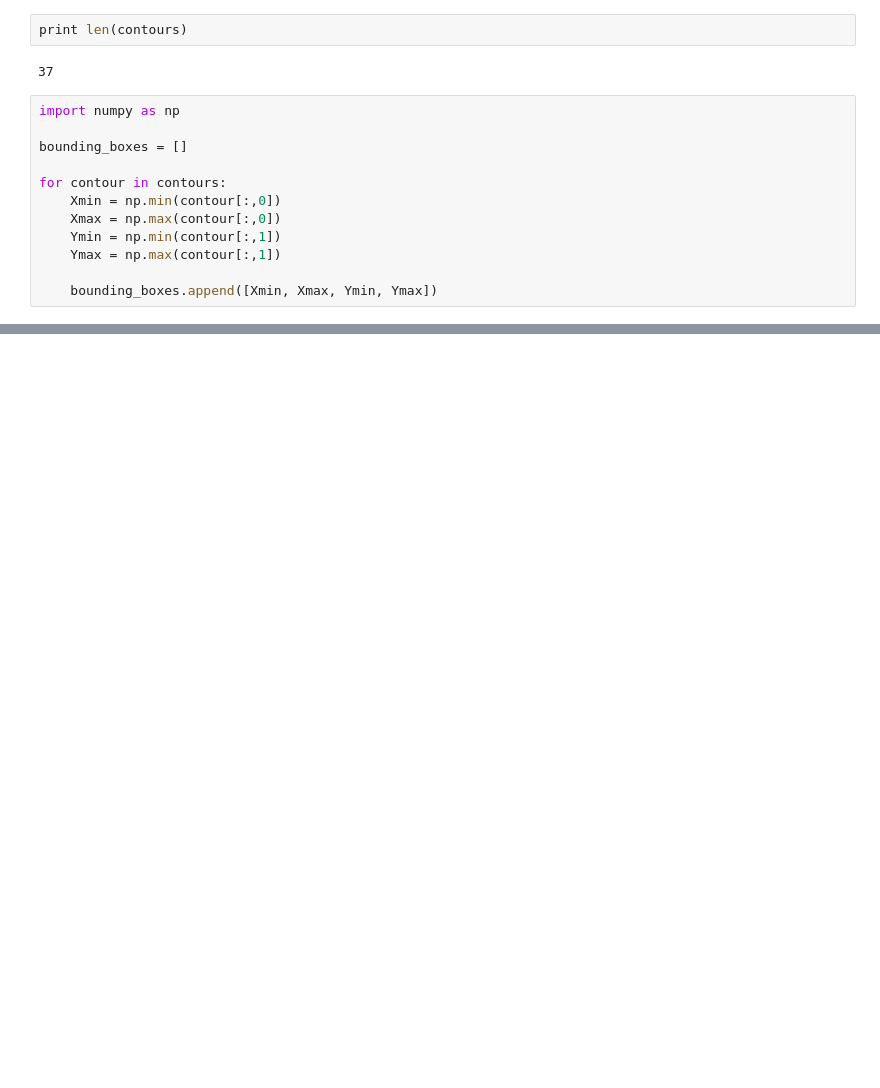
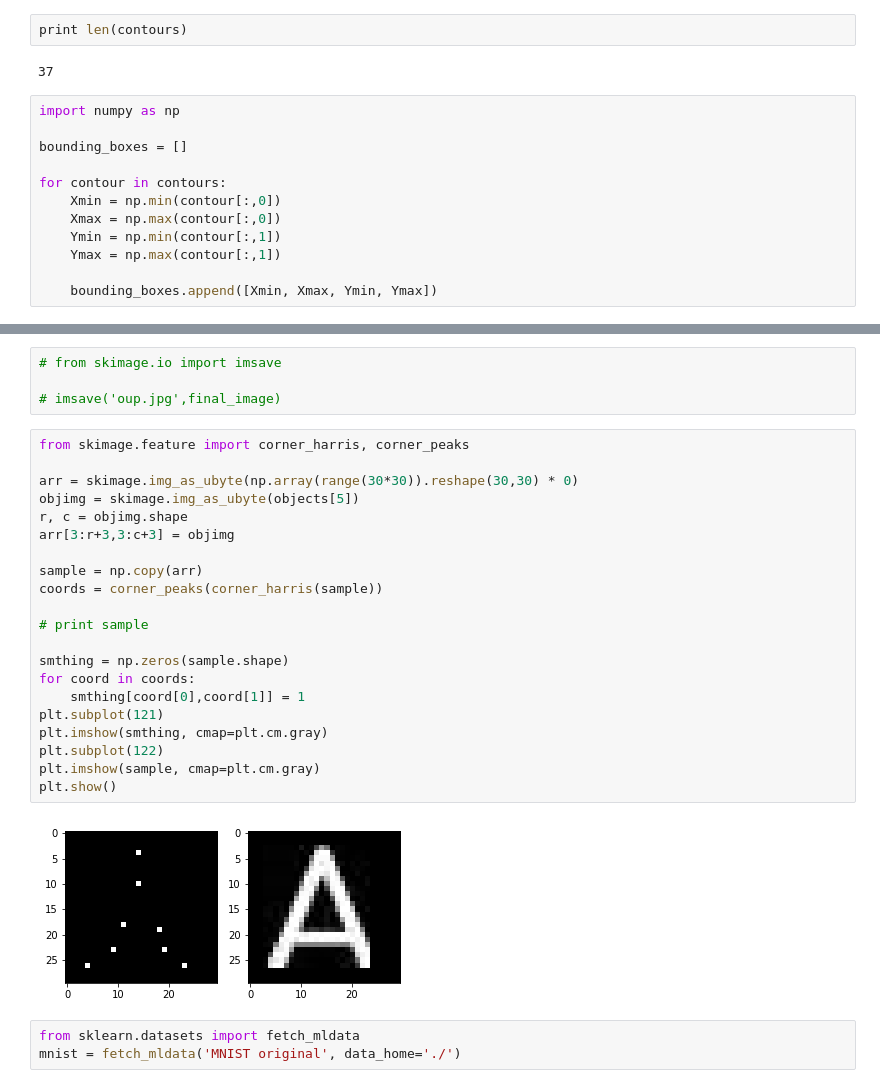
Before and after one commit to muthuspark/ml_research, a Jupyter notebook: contour detection and borders around it.ipynb, the cells around one changed output, grey strips where cells are left out. Cells and saved outputs as stored; diff of their text form; blank space fills up the shorter version.

```diff
--- a/contour detection and borders around it.ipynb
+++ b/contour detection and borders around it.ipynb
@@ -81,0 +94,30 @@ IndexError: cannot do a non-empty take from an empty axes.
+# %%
+# from skimage.io import imsave
+
+# imsave('oup.jpg',final_image)
+# %%
+from skimage.feature import corner_harris, corner_peaks
+
+arr = skimage.img_as_ubyte(np.array(range(30*30)).reshape(30,30) * 0)
+objimg = skimage.img_as_ubyte(objects[5])
+r, c = objimg.shape
+arr[3:r+3,3:c+3] = objimg
+
+sample = np.copy(arr)
+coords = corner_peaks(corner_harris(sample))
+
+# print sample
+
+smthing = np.zeros(sample.shape)
+for coord in coords:
+    smthing[coord[0],coord[1]] = 1
+plt.subplot(121)
+plt.imshow(smthing, cmap=plt.cm.gray)
+plt.subplot(122)
+plt.imshow(sample, cmap=plt.cm.gray)
+plt.show()
+# %% [output]
+[figure, added]
+# %%
+from sklearn.datasets import fetch_mldata
+mnist = fetch_mldata('MNIST original', data_home='./')
```
Also changed, not shown: parts of 7 cells of this notebook, 24 other files.
